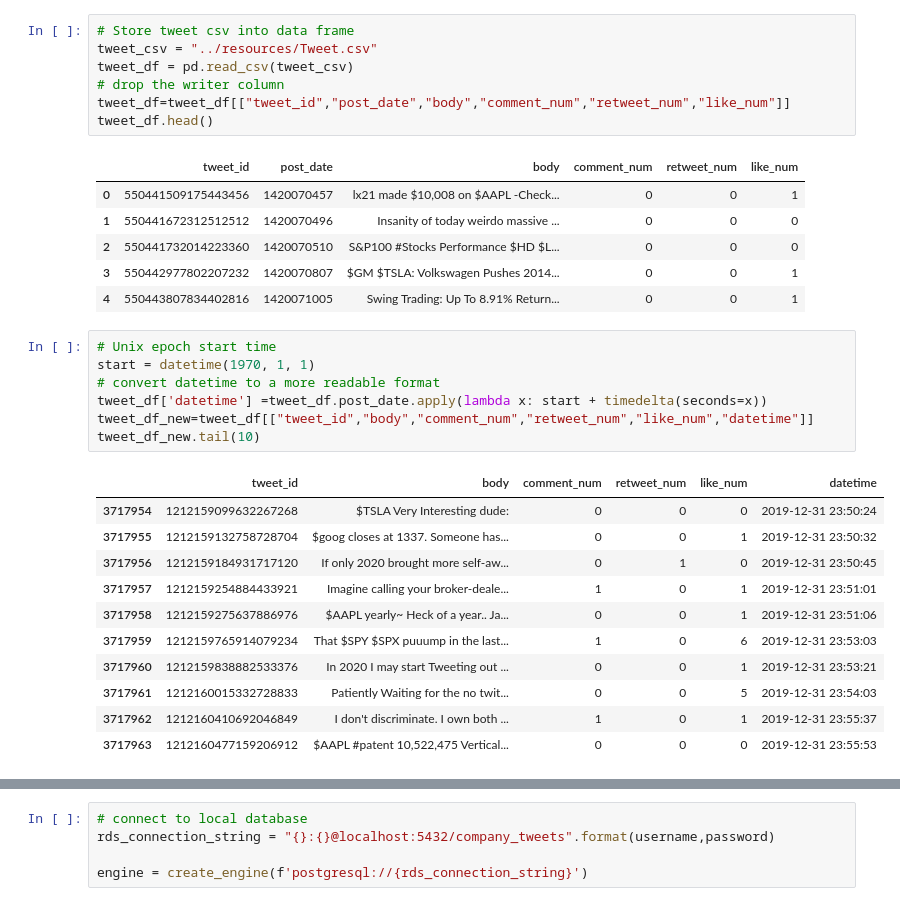
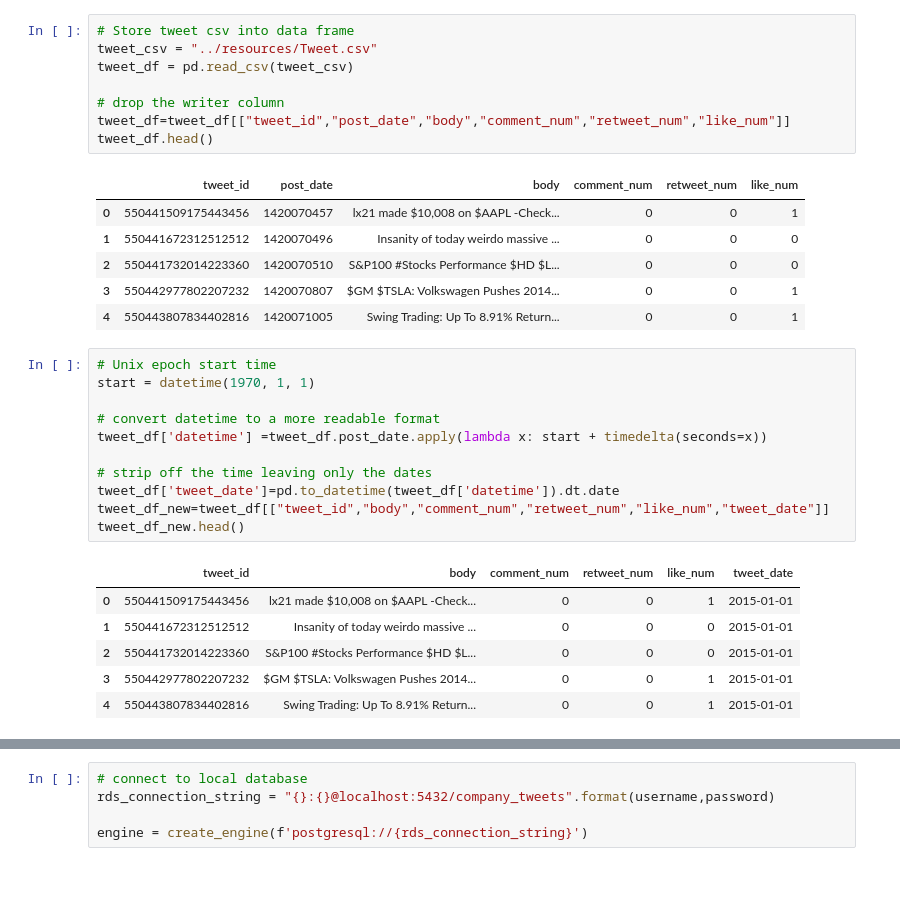
Before and after one commit to ambervanharskamp/ELT-Project, a Jupyter notebook: data_etl.ipynb, the cells around one changed output, grey strips where cells are left out. Drawn from its saved outputs; the diff is of its cells as text; blank space fills up the shorter version.

```diff
--- a/data_etl.ipynb
+++ b/data_etl.ipynb
@@ -18,6 +27,7 @@ company_index
 # Store tweet csv into data frame
 tweet_csv = "../resources/Tweet.csv"
 tweet_df = pd.read_csv(tweet_csv)
+
 # drop the writer column
 tweet_df=tweet_df[["tweet_id","post_date","body","comment_num","retweet_num","like_num"]]
 tweet_df.head()
@@ -31,19 +41,18 @@ tweet_df.head()
 # %%
 # Unix epoch start time
 start = datetime(1970, 1, 1)
+
 # convert datetime to a more readable format
 tweet_df['datetime'] =tweet_df.post_date.apply(lambda x: start + timedelta(seconds=x))
-tweet_df_new=tweet_df[["tweet_id","body","comment_num","retweet_num","like_num","datetime"]]
-tweet_df_new.tail(10)
+
+# strip off the time leaving only the dates
+tweet_df['tweet_date']=pd.to_datetime(tweet_df['datetime']).dt.date
+tweet_df_new=tweet_df[["tweet_id","body","comment_num","retweet_num","like_num","tweet_date"]]
+tweet_df_new.head()
 # %% [output]
-|  | tweet_id | body | comment_num | retweet_num | like_num | datetime |
-| 3717954 | 1212159099632267268 | $TSLA Very Interesting dude: | 0 | 0 | 0 | 2019-12-31 23:50:24 |
-| 3717955 | 1212159132758728704 | $goog closes at 1337. Someone has... | 0 | 0 | 1 | 2019-12-31 23:50:32 |
-| 3717956 | 1212159184931717120 | If only 2020 brought more self-aw... | 0 | 1 | 0 | 2019-12-31 23:50:45 |
-| 3717957 | 1212159254884433921 | Imagine calling your broker-deale... | 1 | 0 | 1 | 2019-12-31 23:51:01 |
-| 3717958 | 1212159275637886976 | $AAPL yearly~ Heck of a year.. Ja... | 0 | 0 | 1 | 2019-12-31 23:51:06 |
-| 3717959 | 1212159765914079234 | That $SPY $SPX puuump in the last... | 1 | 0 | 6 | 2019-12-31 23:53:03 |
-| 3717960 | 1212159838882533376 | In 2020 I may start Tweeting out ... | 0 | 0 | 1 | 2019-12-31 23:53:21 |
-| 3717961 | 1212160015332728833 | Patiently Waiting for the no twit... | 0 | 0 | 5 | 2019-12-31 23:54:03 |
-| 3717962 | 1212160410692046849 | I don't discriminate. I own both ... | 1 | 0 | 1 | 2019-12-31 23:55:37 |
-| 3717963 | 1212160477159206912 | $AAPL #patent 10,522,475 Vertical... | 0 | 0 | 0 | 2019-12-31 23:55:53 |
+|  | tweet_id | body | comment_num | retweet_num | like_num | tweet_date |
+| 0 | 550441509175443456 | lx21 made $10,008 on $AAPL -Check... | 0 | 0 | 1 | 2015-01-01 |
+| 1 | 550441672312512512 | Insanity of today weirdo massive ... | 0 | 0 | 0 | 2015-01-01 |
+| 2 | 550441732014223360 | S&P100 #Stocks Performance $HD $L... | 0 | 0 | 0 | 2015-01-01 |
+| 3 | 550442977802207232 | $GM $TSLA: Volkswagen Pushes 2014... | 0 | 0 | 1 | 2015-01-01 |
+| 4 | 550443807834402816 | Swing Trading: Up To 8.91% Return... | 0 | 0 | 1 | 2015-01-01 |
```
Also changed, not shown: parts of 17 cells of this notebook, 2 other files.
